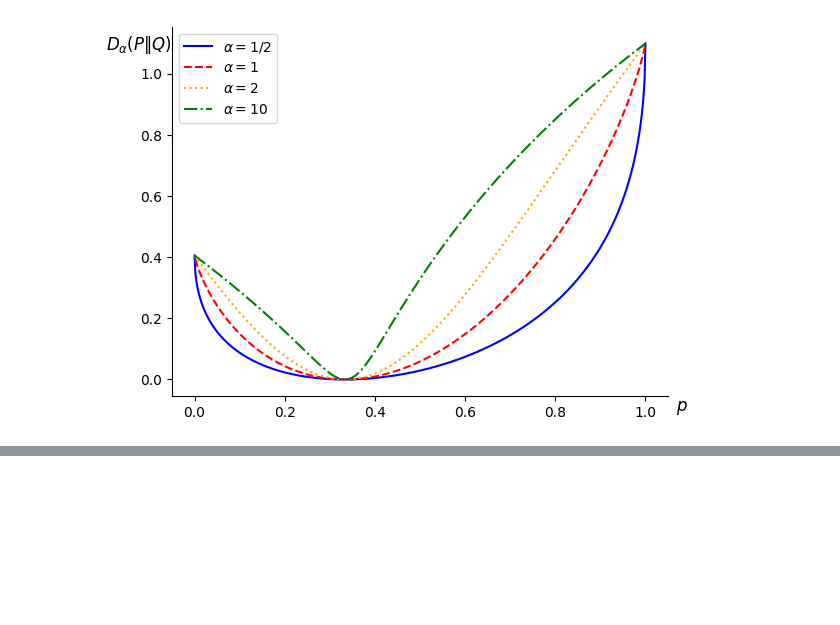
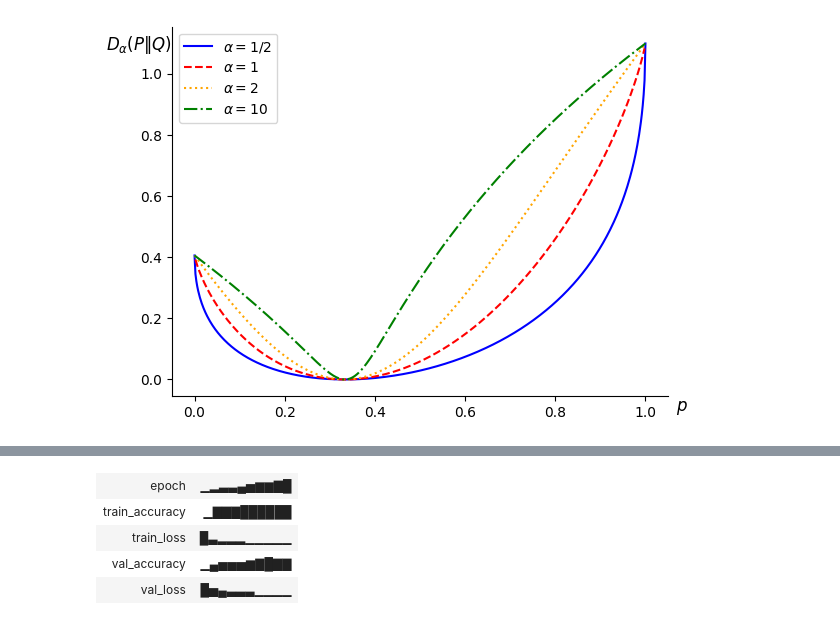
Before and after one commit to Maertine/pytorch-image-models, a Jupyter notebook: Jupyter Notebooks/Renyi Divergence.ipynb, the cells around one changed output, grey strips where cells are left out. Saved outputs shown, nothing was run; the diff lists cells and outputs as text; code cells hidden in the pictures; blank space fills up the shorter version.

```diff
--- a/Jupyter Notebooks/Renyi Divergence.ipynb
+++ b/Jupyter Notebooks/Renyi Divergence.ipynb
@@ -390,0 +395,86 @@ Find logs at: .\wandb\run-20241019_190242-xcxq4sp0\logs
+# %%
+device = torch.device("cuda" if torch.cuda.is_available() else "cpu")
+student_model = StudentNetwork().to(device)
+optimizer = optim.SGD(student_model.parameters(), lr=0.01, momentum=0.9, weight_decay=5e-4)
+num_epochs = 10
+temperature = 10
+beta = 10
+alpha = 0.5
+
+wandb.init(
+    project="Renyi_Divergence_MNIST",
+    name = "Student Model",
+    config={
+        "beta": beta,
+        "temperature": temperature,
+        "alpha": alpha
+    }
+)
+
+print("Starting training...")
+
+for epoch in range(num_epochs):
+    print(f'---Epoch {epoch+1}---')
+
+    train_loss, train_accuracy, size = 0, 0, 0
+    for i, (data, targets) in enumerate(train_loader):
+        data, targets = data.to(device), targets.to(device)
+        optimizer.zero_grad()
+        outputs = student_model(data)
+        with torch.no_grad():
+            teacher_outputs = teacher_model(data)
+        loss = nn.CrossEntropyLoss()(outputs, targets) + beta * RenyiDivergence(alpha=alpha)(outputs/temperature, teacher_outputs/temperature)
+        loss.backward()
+        optimizer.step()
+        train_loss += loss.item() * targets.size(0)
+        train_accuracy += torch.sum(torch.argmax(outputs, dim=1) == targets).item()
+        size += targets.size(0)
+
+    train_loss = train_loss/size
+    train_accuracy = train_accuracy/size
+
+    print(f'Average Train Loss: {train_loss:.4f} \t \t Train Accuracy: {100*train_accuracy:.2f}%')
+
+    student_model.is_training = False
+
+    val_loss, val_accuracy, size = 0, 0, 0
+    for i, (data, targets) in enumerate(val_loader):
+        data, targets = data.to(device), targets.to(device)
+        with torch.no_grad():
+            pred = student_model(data)
+            val_loss += nn.CrossEntropyLoss()(pred, targets) * targets.shape[0]
+            val_accuracy += torch.sum(torch.argmax(pred, dim=1) == targets).item()
+        size += targets.shape[0]
+
+    val_loss, val_accuracy = val_loss / size, val_accuracy / size
+
+    print(f'Average Validation Loss: {val_loss:.4f} \t Validation Accuracy: {100*val_accuracy:.2f}%')
+
+    wandb.log({"train_loss": train_loss,
+               "val_loss": val_loss,
+               "train_accuracy": 100*train_accuracy,
+               "val_accuracy": 100*val_accuracy,
+               "epoch": epoch
+               }
+    )
+
+    student_model.is_training = True
+
+student_model.is_training = False
+test_loss, test_accuracy, size = 0, 0, 0
+
+for i, (data, targets) in enumerate(test_loader):
+        data, targets = data.to(device), targets.to(device)
+        with torch.no_grad():
+            pred = student_model(data)
+            test_loss += nn.CrossEntropyLoss()(pred, targets) * targets.shape[0]
+            test_accuracy += torch.sum(torch.argmax(pred, dim=1) == targets).item()
+        size += targets.shape[0]
+
+test_loss, test_accuracy = test_loss / size, test_accuracy / size
+
+print(f'Training finished.')
+print(f'Average Validation Loss: {test_loss:.4f}\t Validation Accuracy: {100*test_accuracy:.2f}%')
+
+wandb.finish()
+# %% [output]
@@ -390,0 +504,5 @@ Find logs at: .\wandb\run-20241019_190242-xcxq4sp0\logs
+| epoch | ▁▂▃▃▄▅▆▆▇█ |
+| train_accuracy | ▁▇▇▇██████ |
+| train_loss | █▃▂▂▂▁▁▁▁▁ |
+| val_accuracy | ▁▄▅▅▅▆▇█▇▇ |
+| val_loss | █▅▄▃▃▃▁▁▁▁ |
```
Also changed, not shown: parts of 21 cells of this notebook.
